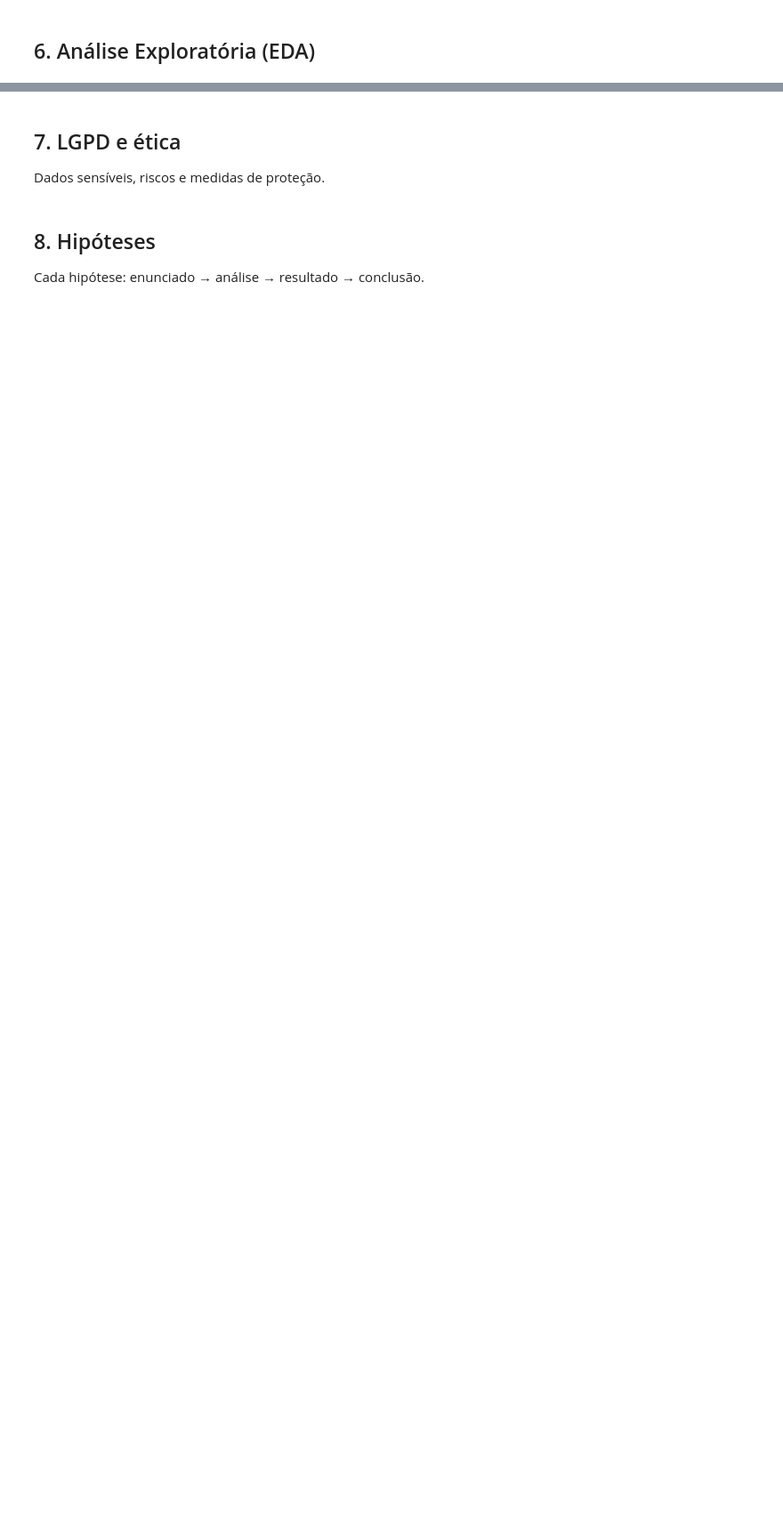
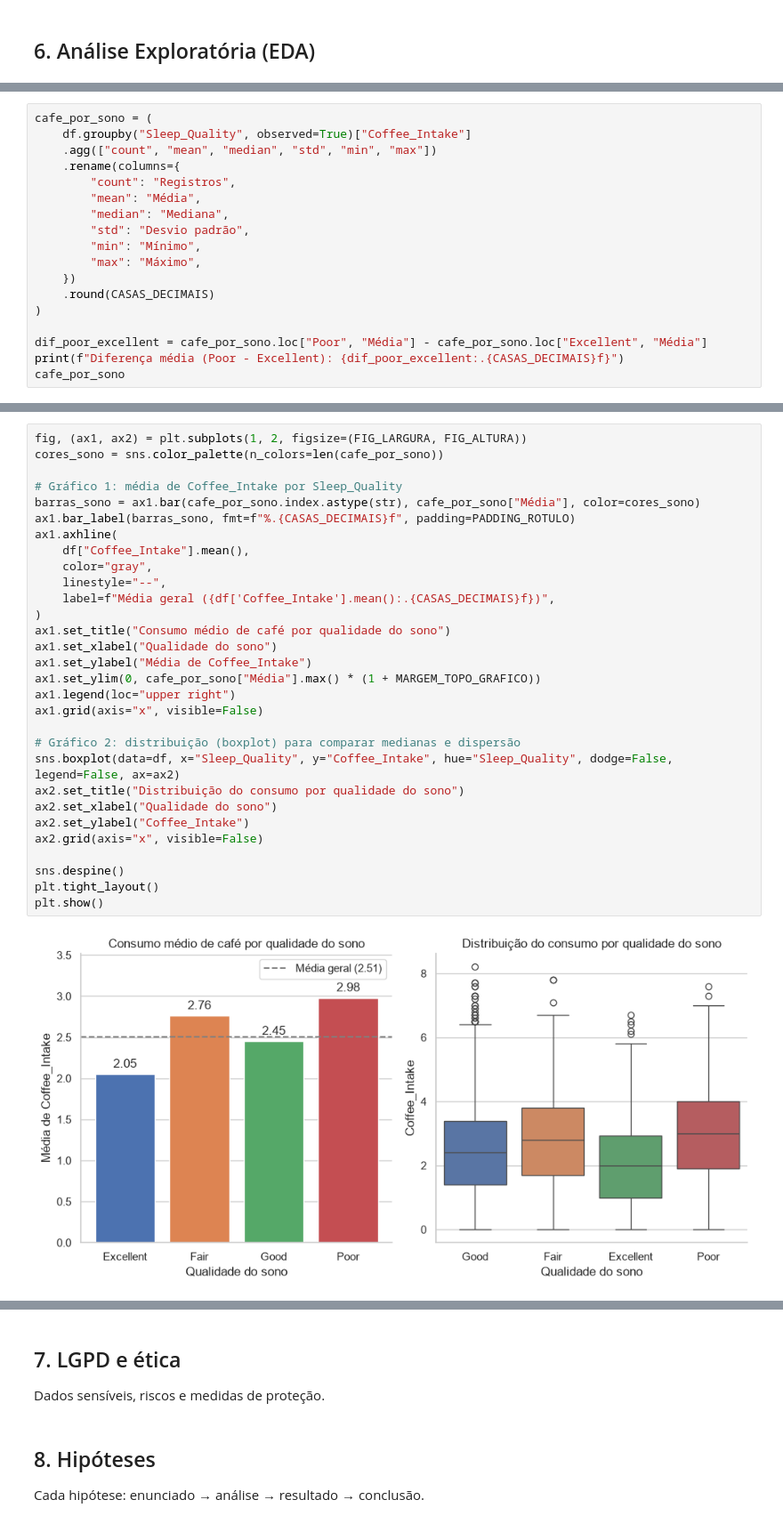
Before and after one commit to PedroGasquez/coffee_health, a Jupyter notebook: notebooks/analise_coffee_health.ipynb, the cells around one changed output, grey strips where cells are left out. Shown at 89% size. Drawn from its saved outputs; the diff is of its cells as text; blank space fills up the shorter version.

```diff
--- a/notebooks/analise_coffee_health.ipynb
+++ b/notebooks/analise_coffee_health.ipynb
@@ -291,0 +643,18 @@ Não é adequado preencher os vazios com a categoria mais frequente (`Mild`) nem
+# %%
+cafe_por_sono = (
+    df.groupby("Sleep_Quality", observed=True)["Coffee_Intake"]
+    .agg(["count", "mean", "median", "std", "min", "max"])
+    .rename(columns={
+        "count": "Registros",
+        "mean": "Média",
+        "median": "Mediana",
+        "std": "Desvio padrão",
+        "min": "Mínimo",
+        "max": "Máximo",
+    })
+    .round(CASAS_DECIMAIS)
+)
+
+dif_poor_excellent = cafe_por_sono.loc["Poor", "Média"] - cafe_por_sono.loc["Excellent", "Média"]
+print(f"Diferença média (Poor - Excellent): {dif_poor_excellent:.{CASAS_DECIMAIS}f}")
+cafe_por_sono
@@ -291,0 +671,32 @@ Não é adequado preencher os vazios com a categoria mais frequente (`Mild`) nem
+# %%
+fig, (ax1, ax2) = plt.subplots(1, 2, figsize=(FIG_LARGURA, FIG_ALTURA))
+cores_sono = sns.color_palette(n_colors=len(cafe_por_sono))
+
+# Gráfico 1: média de Coffee_Intake por Sleep_Quality
+barras_sono = ax1.bar(cafe_por_sono.index.astype(str), cafe_por_sono["Média"], color=cores_sono)
+ax1.bar_label(barras_sono, fmt=f"%.{CASAS_DECIMAIS}f", padding=PADDING_ROTULO)
+ax1.axhline(
+    df["Coffee_Intake"].mean(),
+    color="gray",
+    linestyle="--",
+    label=f"Média geral ({df['Coffee_Intake'].mean():.{CASAS_DECIMAIS}f})",
+)
+ax1.set_title("Consumo médio de café por qualidade do sono")
+ax1.set_xlabel("Qualidade do sono")
+ax1.set_ylabel("Média de Coffee_Intake")
+ax1.set_ylim(0, cafe_por_sono["Média"].max() * (1 + MARGEM_TOPO_GRAFICO))
+ax1.legend(loc="upper right")
+ax1.grid(axis="x", visible=False)
+
+# Gráfico 2: distribuição (boxplot) para comparar medianas e dispersão
+sns.boxplot(data=df, x="Sleep_Quality", y="Coffee_Intake", hue="Sleep_Quality", dodge=False, legend=False, ax=ax2)
+ax2.set_title("Distribuição do consumo por qualidade do sono")
+ax2.set_xlabel("Qualidade do sono")
+ax2.set_ylabel("Coffee_Intake")
+ax2.grid(axis="x", visible=False)
+
+sns.despine()
+plt.tight_layout()
+plt.show()
+# %% [output]
+[figure, added]
```
Also changed, not shown: parts of 97 cells of this notebook, 1 other file.
